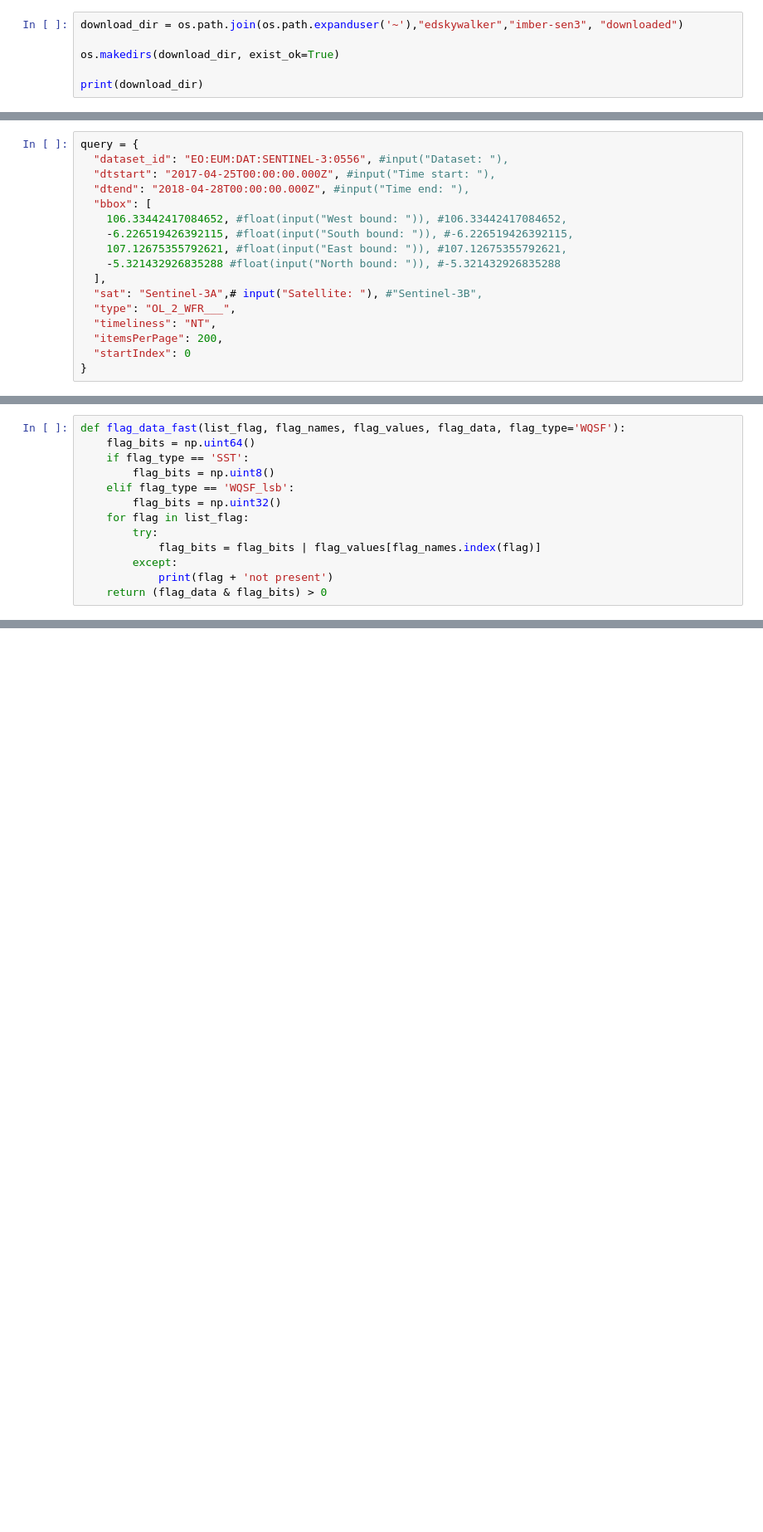
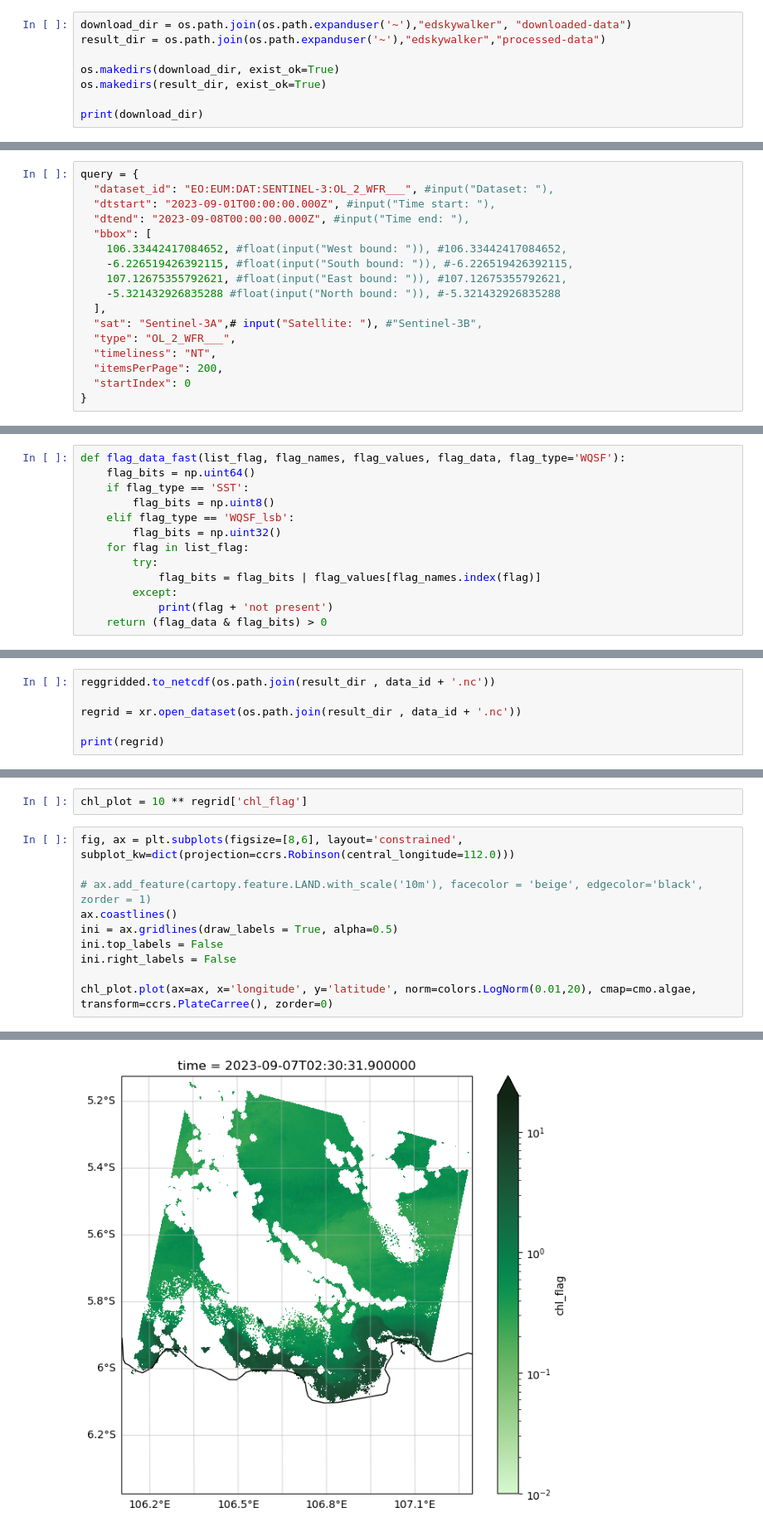
Before and after one commit to eds-ocean/imber-sen3, a Jupyter notebook: Code/mode_2_wekeo.ipynb, the cells around one changed output, grey strips where cells are left out. Shown at 83% size. Saved outputs shown, nothing was run; the diff lists cells and outputs as text; blank space fills up the shorter version.

```diff
--- a/Code/mode_2_wekeo.ipynb
+++ b/Code/mode_2_wekeo.ipynb
@@ -41,7 +59,9 @@ import cartopy.crs as ccrs
 # %%
-download_dir = os.path.join(os.path.expanduser('~'),"edskywalker","imber-sen3", "downloaded")
+download_dir = os.path.join(os.path.expanduser('~'),"edskywalker", "downloaded-data")
+result_dir = os.path.join(os.path.expanduser('~'),"edskywalker","processed-data")
 
 os.makedirs(download_dir, exist_ok=True)
+os.makedirs(result_dir, exist_ok=True)
 
 print(download_dir)
 # %% [output]
@@ -70,9 +90,9 @@ Untuk data Sentinel-3 OLCI, yang tersedia adalah sebagai berikut:
 Sentinel-3 juga tersedia dalam 2 jenis satelit, `Sentinel-3A` dan `Sentinel-3B`. Jika pilihan ini tidak diisi, pada `query` akan terpilih semua satelit. Perlu dicatat bahwa Sentinel-3B tersedia mulai tanggal **2018-05-18**.
 # %%
 query = {
-  "dataset_id": "EO:EUM:DAT:SENTINEL-3:0556", #input("Dataset: "),
-  "dtstart": "2017-04-25T00:00:00.000Z", #input("Time start: "),
-  "dtend": "2018-04-28T00:00:00.000Z", #input("Time end: "),
+  "dataset_id": "EO:EUM:DAT:SENTINEL-3:OL_2_WFR___", #input("Dataset: "),
+  "dtstart": "2023-09-01T00:00:00.000Z", #input("Time start: "),
+  "dtend": "2023-09-08T00:00:00.000Z", #input("Time end: "),
   "bbox": [
     106.33442417084652, #float(input("West bound: ")), #106.33442417084652,
     -6.226519426392115, #float(input("South bound: ")), #-6.226519426392115,
@@ -202,0 +225,6 @@ dta['chl_nn'].plot(ax=ax[1], x='lon',y='lat', vmin=np.log10(0.01), vmax=np.log10
+# %%
+reggridded.to_netcdf(os.path.join(result_dir , data_id + '.nc'))
+
+regrid = xr.open_dataset(os.path.join(result_dir , data_id + '.nc'))
+
+print(regrid)
@@ -202,0 +246,13 @@ dta['chl_nn'].plot(ax=ax[1], x='lon',y='lat', vmin=np.log10(0.01), vmax=np.log10
+# %%
+chl_plot = 10 ** regrid['chl_flag']
+# %%
+fig, ax = plt.subplots(figsize=[8,6], layout='constrained', subplot_kw=dict(projection=ccrs.Robinson(central_longitude=112.0)))
+
+# ax.add_feature(cartopy.feature.LAND.with_scale('10m'), facecolor = 'beige', edgecolor='black', zorder = 1)
+ax.coastlines()
+ini = ax.gridlines(draw_labels = True, alpha=0.5)
+ini.top_labels = False
+ini.right_labels = False
+
+chl_plot.plot(ax=ax, x='longitude', y='latitude', norm=colors.LogNorm(0.01,20), cmap=cmo.algae, transform=ccrs.PlateCarree(), zorder=0)
+# %% [output]
@@ -202,0 +260 @@ dta['chl_nn'].plot(ax=ax[1], x='lon',y='lat', vmin=np.log10(0.01), vmax=np.log10
+[figure, added]
```
Also changed, not shown: parts of 23 cells of this notebook, 33 other files.
